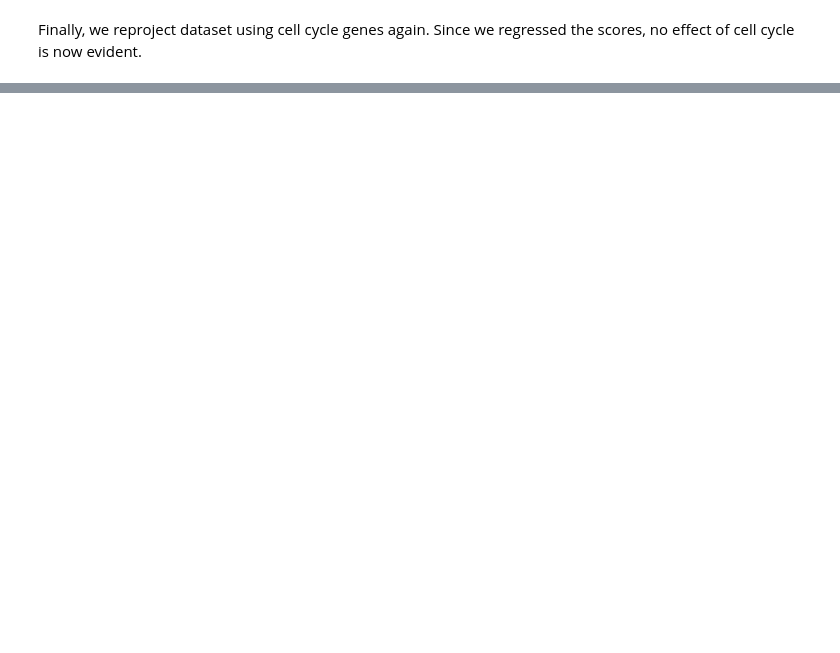
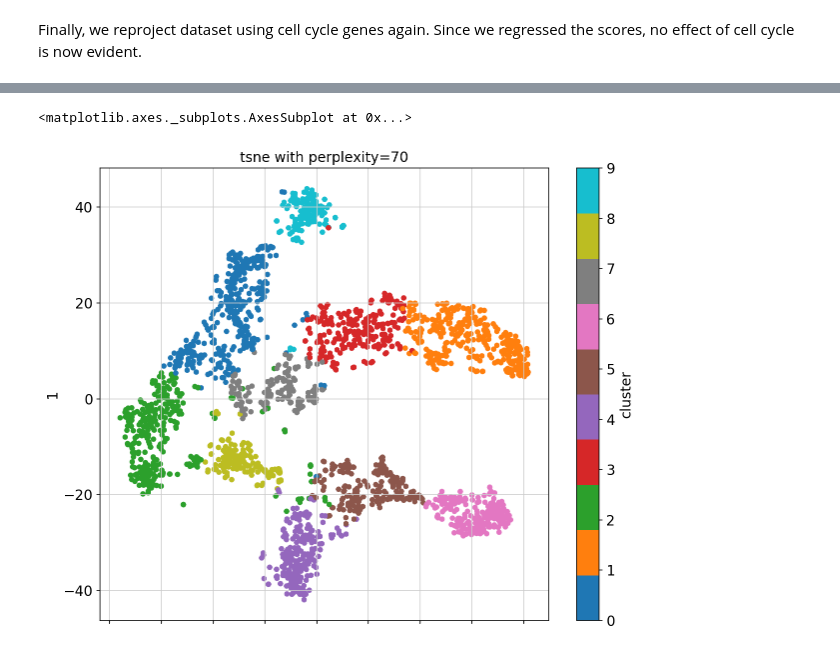
Before and after one commit to anilbey/sc-pipe, a Jupyter notebook: notebooks/cell_cycle.ipynb, the cells around one changed output, grey strips where cells are left out. Drawn from its saved outputs; the diff is of its cells as text; code cells hidden in the pictures; blank space fills up the shorter version.

```diff
--- a/notebooks/cell_cycle.ipynb
+++ b/notebooks/cell_cycle.ipynb
@@ -180,0 +324,10 @@ array([[-0.03132836, -0.03816179, -0.255576  , ..., -0.0942426 ,
+# %%
+
+df_tsne = pd.DataFrame(tsne)
+df_tsne['cluster'] = communities
+#df_tsne['ground_truth'] = cell_groups
+#df_tsne['ground_truth'] = df_tsne['ground_truth'].apply(lambda x: int(str(x, 'utf-8')[-1]))
+df_tsne.plot(kind='scatter', x=0, y=1, c='cluster', figsize=(10,8),colormap='tab10', grid=True, title='tsne with perplexity=70')
+# %% [output]
+<matplotlib.axes._subplots.AxesSubplot at 0x...>
+[figure, added]
```
Also changed, not shown: parts of 36 cells of this notebook, 3 other files.
